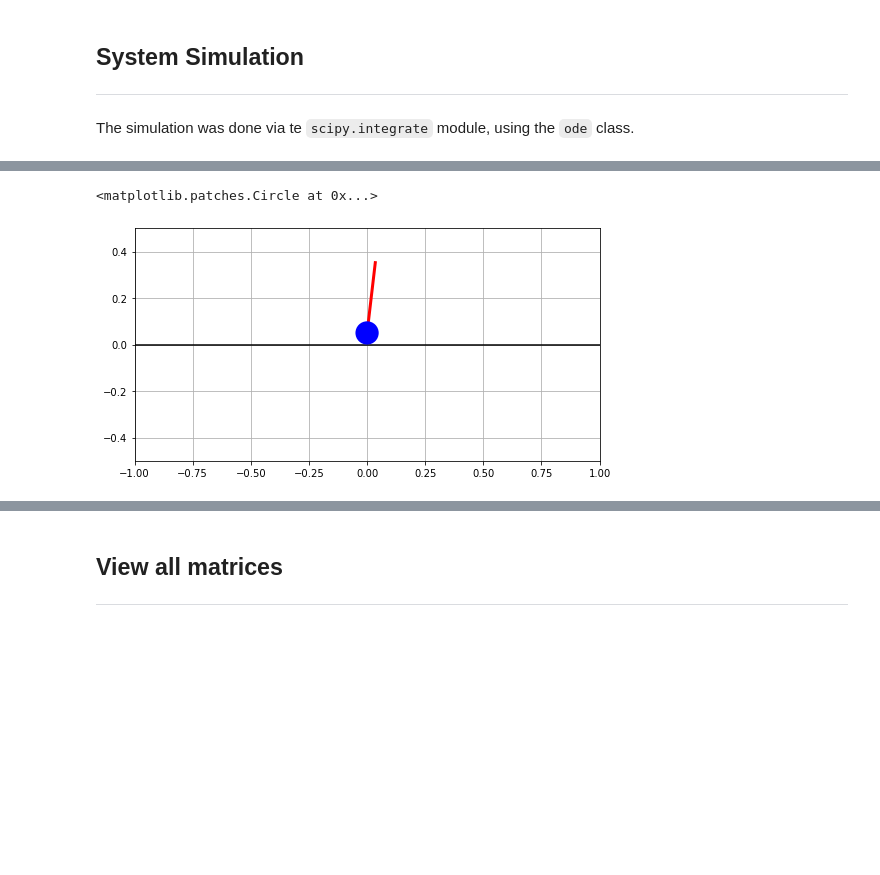
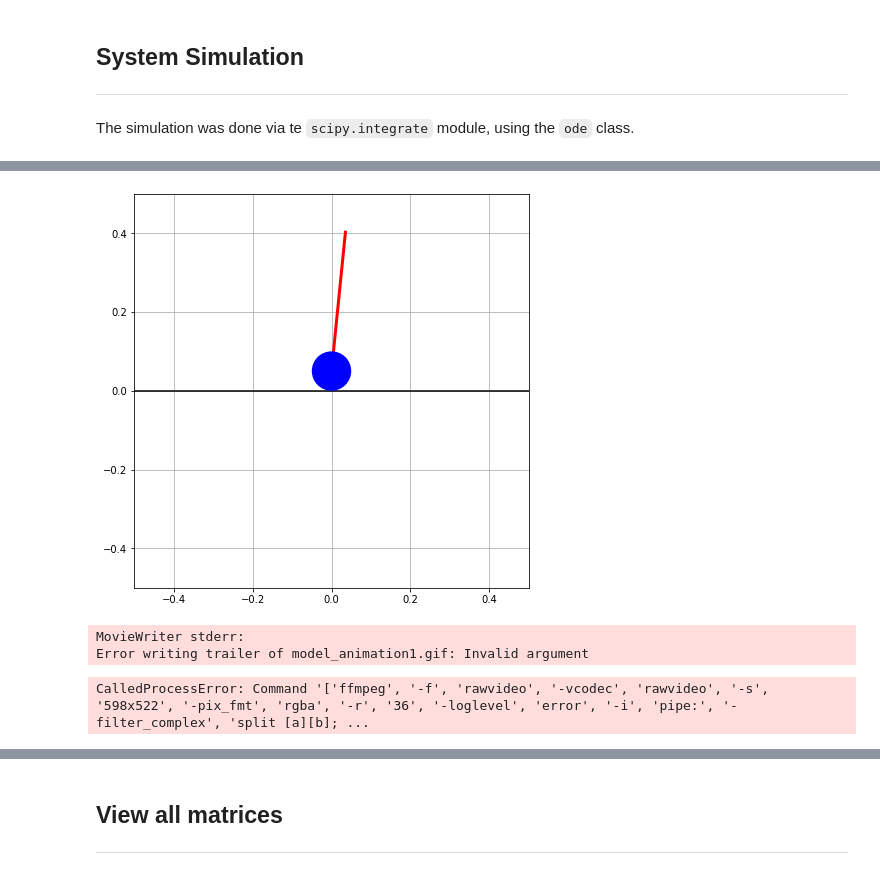
Before and after one commit to Brazilian-Institute-of-Robotics/bir_bbot, a Jupyter notebook: Model_simulation/control_notebook.ipynb, the cells around one changed output, grey strips where cells are left out. Cells and saved outputs as stored; diff of their text form; code cells hidden in the pictures; blank space fills up the shorter version.

```diff
--- a/Model_simulation/control_notebook.ipynb
+++ b/Model_simulation/control_notebook.ipynb
@@ -352,24 +352,40 @@ plt.plot(time_history,history[3,:])
+# %%
+
+from matplotlib.patches import Circle
+from matplotlib.animation import FuncAnimation
+
+xlim = (-0.5,0.5)
+ylim = (-0.5,0.5)
+
+fig = plt.figure(figsize=(8.3333, 7.25), dpi=72) #figsize=(8.3333, 7.25), dpi=72
+ax = fig.add_subplot(111,xlim=xlim,ylim=ylim)
+ax.set_aspect('equal')
+ax.grid()
+
+height = 0.354
+
+ax.plot([xlim[0],xlim[1]],[0,0],'-k')         # Ground
+
+pend_rod, = ax.plot([history[3,0], history[3,0]+height*np.math.sin(history[4,0])],[r_v[1],r_v[1] + height*np.math.cos(history[4,0])], 'r', lw=3)
+pend_wheel = ax.add_patch(Circle((history[3,0],r_v[1]), r_v[1], fc='b', zorder=3))
+
+def animate(i):
+  xaxis = [history[3,i], history[3,i] + height*np.math.sin(history[4,i])]
+  yaxis = [r_v[1], r_v[1] + height*np.math.cos(history[4,i])]
+
+  pend_rod.set_data(xaxis,yaxis)
+  pend_wheel.set_center((history[3,i],r_v[1]))
+
+anim = FuncAnimation(fig, animate,frames=len(time_history),interval=10)
+# %% [output]
+[figure, added]
+# %%
+anim.save("model_animation1.gif",fps=36)
+# %% [output]
+MovieWriter stderr:
+Error writing trailer of model_animation1.gif: Invalid argument
+CalledProcessError: Command '['ffmpeg', '-f', 'rawvideo', '-vcodec', 'rawvideo', '-s', '598x522', '-pix_fmt', 'rgba', '-r', '36', '-loglevel', 'error', '-i', 'pipe:', '-filter_complex', 'split [a][b]; ...
 # %%
-from math import sin, cos
-from matplotlib.patches import Circle
-from matplotlib import animation
-
-def animate(i):
-  ax.plot([0,height*sin(0.1)],[r_v[1],height*cos(0.1)],'r',lw=3)    # Pendulum
-  wheel = Circle((0,r_v[1]),r_v[1],fc='b', zorder=10)
-  ax.add_patch(wheel)
-
-xlim = (-1,1)
-ylim = (-0.5,0.5)
-
-fig = plt.figure(figsize=(8.3333, 7.25), dpi=72)
-ax = fig.add_subplot(111,xlim=xlim,ylim=ylim)
-ax.set_aspect('equal')
-ax.grid()
-
-height = 0.354
-
-ax.plot([xlim[0],xlim[1]],[0,0],'-k')         # Ground
+#   ax.plot([0,height*sin(0.1)],[r_v[1],height*cos(0.1)],'r',lw=3)    # Pendulum
+#   wheel = Circle((0,r_v[1]),r_v[1],fc='b', zorder=10)
+#   ax.add_patch(wheel)
-# %% [output]
-<matplotlib.patches.Circle at 0x...>
-[figure, removed]
```
Also changed, not shown: parts of 9 cells of this notebook.
